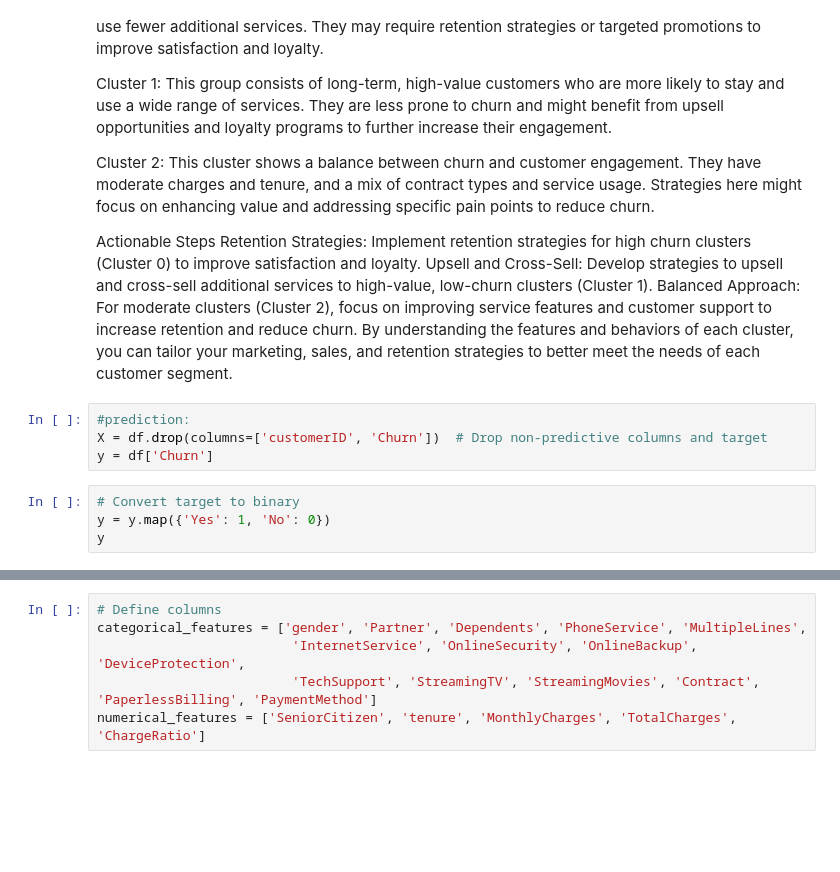
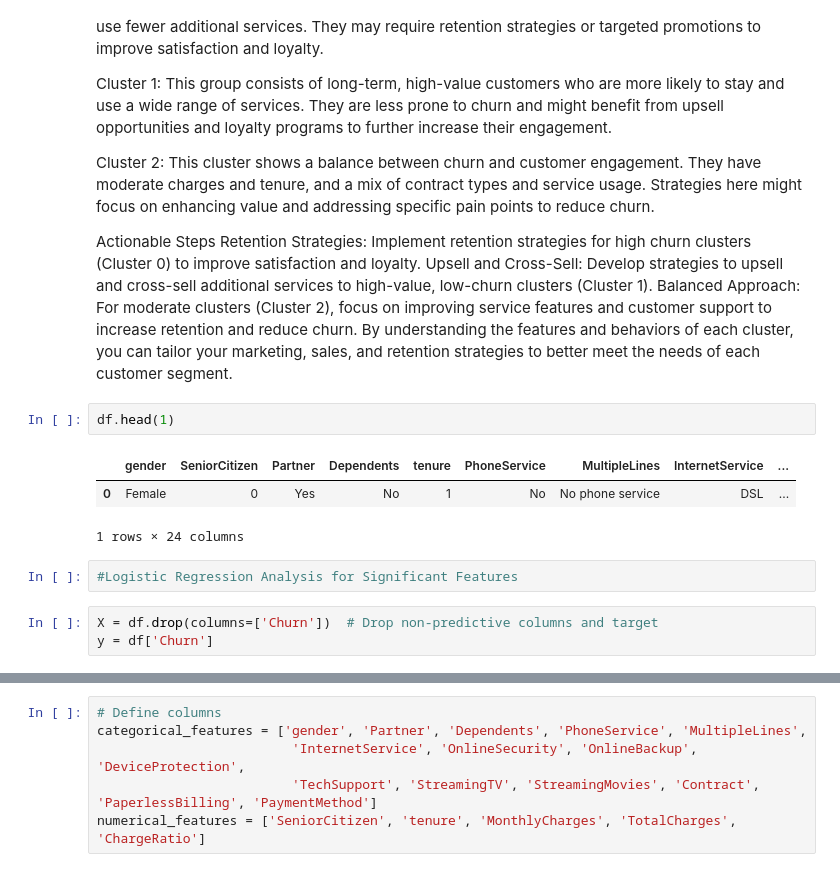
Before and after one commit to Majeedraheem/Telco-Customer-Churn, a Jupyter notebook: churn.ipynb, the cells around one changed output, grey strips where cells are left out. Drawn from its saved outputs; the diff is of its cells as text; blank space fills up the shorter version.

```diff
--- a/churn.ipynb
+++ b/churn.ipynb
@@ -919,11 +970,14 @@ Retention Strategies: Implement retention strategies for high churn clusters (Cl
 Upsell and Cross-Sell: Develop strategies to upsell and cross-sell additional services to high-value, low-churn clusters (Cluster 1).
 Balanced Approach: For moderate clusters (Cluster 2), focus on improving service features and customer support to increase retention and reduce churn.
 By understanding the features and behaviors of each cluster, you can tailor your marketing, sales, and retention strategies to better meet the needs of each customer segment.
+# %%
+df.head(1)
+# %% [output]
+|  | gender | SeniorCitizen | Partner | Dependents | tenure | PhoneService | MultipleLines | InternetService | ... |
+| 0 | Female | 0 | Yes | No | 1 | No | No phone service | DSL | ... |
+1 rows × 24 columns
+# %%
+#Logistic Regression Analysis for Significant Features
 # %%
-#prediction:
-X = df.drop(columns=['customerID', 'Churn'])  # Drop non-predictive columns and target
+X = df.drop(columns=['Churn'])  # Drop non-predictive columns and target
 y = df['Churn']
-# %%
-# Convert target to binary
-y = y.map({'Yes': 1, 'No': 0})
-y
```
Also changed, not shown: parts of 34 cells of this notebook, 1 other file.
